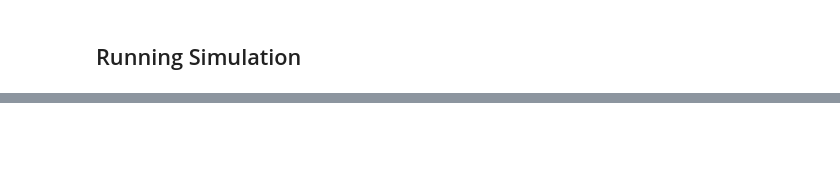
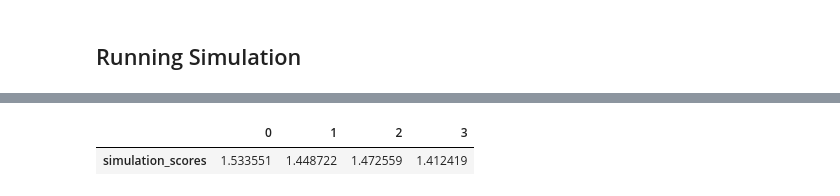
Before and after one commit to jguhit/Erdos-DS-2024-newsworthy, a Jupyter notebook: models/logistic.ipynb, the cells around one changed output, grey strips where cells are left out. Saved outputs shown, nothing was run; the diff lists cells and outputs as text; code cells hidden in the pictures; blank space fills up the shorter version.

```diff
--- a/models/logistic.ipynb
+++ b/models/logistic.ipynb
@@ -384,0 +323,17 @@ memory usage: 189.0 KB
+# %%
+def get_performance(trade_dict, test_dict):
+    n = len(trade_dict["AAPL"])
+    x_t = [1] * n
+    for i in range(1,n):
+        x_t[i] = x_t[i-1] / 2
+        for tick in trade_dict:
+            x_t[i] += (x_t[i-1] / 30) * (1 + trade_dict[tick][i-1] * (test_dict[tick][i] - test_dict[tick][i-1]) / test_dict[tick][i-1])
+    return x_t[-1]
+# %%
+lr_simulation_scores = {}
+dumb_simulation_scores = {}
+for i in range(4):
+    lr_simulation_scores[i] = get_performance(cv_trades[i], cv_opens[i])
+    dumb_simulation_scores[i]= get_performance(dumb_trades[i], cv_opens[i])
+    print('logistic regression:', lr_simulation_scores[i])
+    print('dummy:', dumb_simulation_scores[i])
@@ -384,0 +349,7 @@ memory usage: 189.0 KB
+# %%
+log_simulation_scores = pd.DataFrame(lr_simulation_scores, index=['simulation_scores'])
+dummy_simulation_scores = pd.DataFrame(dumb_simulation_scores, index=['simulation scores'])
+log_simulation_scores
+# %% [output]
+|  | 0 | 1 | 2 | 3 |
+| simulation_scores | 1.533551 | 1.448722 | 1.472559 | 1.412419 |
```
Also changed, not shown: parts of 23 cells of this notebook, 6 other files.
